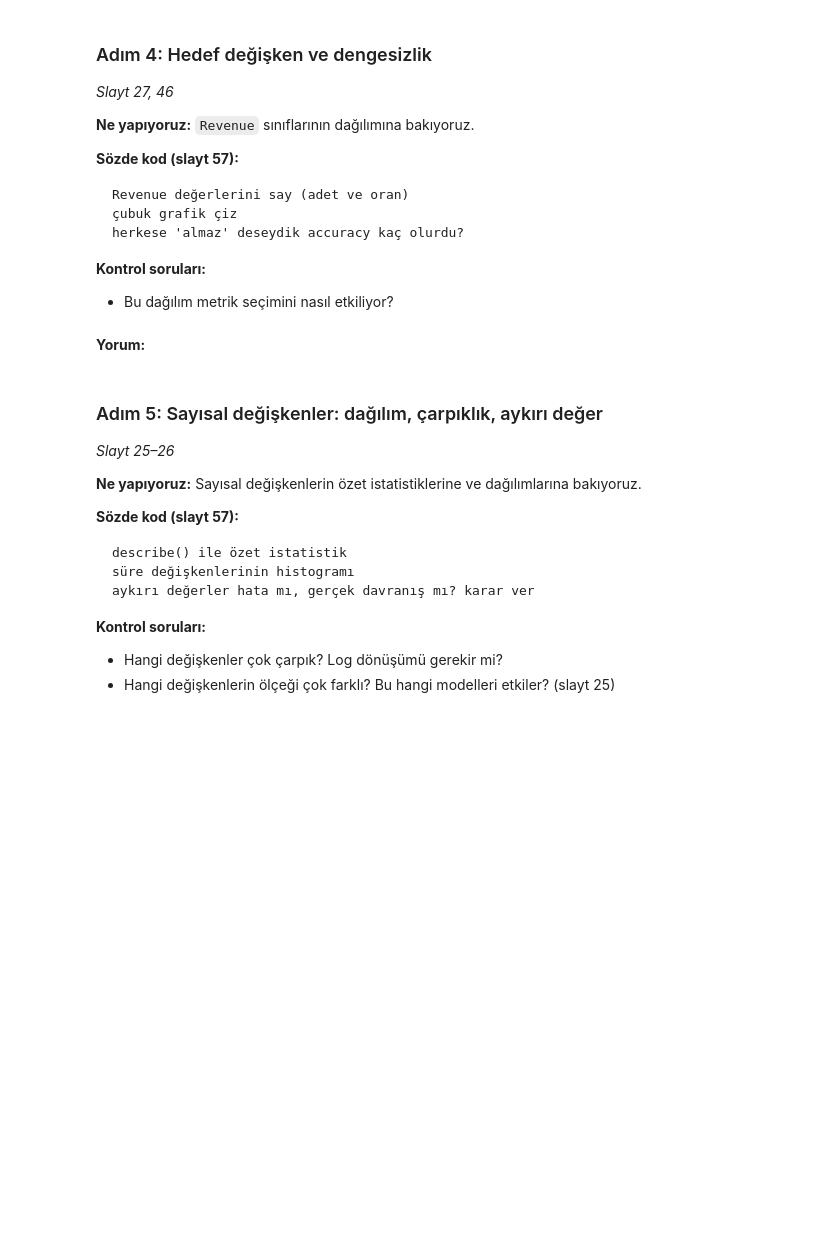
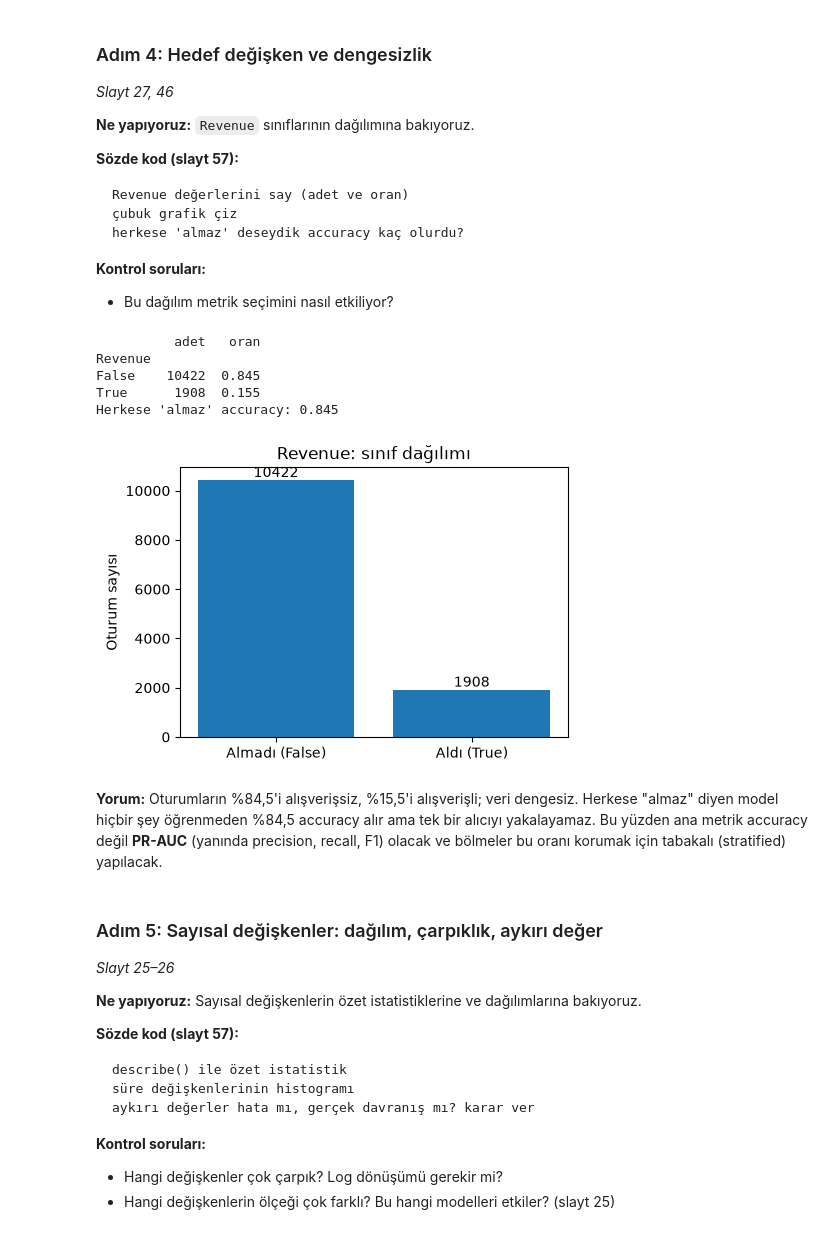
Before and after one commit to kayaalpismail1221-glitch/Ml_al-veri-_projesi, a Jupyter notebook: notebooks/01_eda.ipynb, the cells around one changed output. Saved outputs shown, nothing was run; the diff lists cells and outputs as text; code cells hidden in the pictures; blank space fills up the shorter version.

```diff
--- a/notebooks/01_eda.ipynb
+++ b/notebooks/01_eda.ipynb
@@ -192,10 +192,30 @@ herkese 'almaz' deseydik accuracy kaç olurdu?
 - Bu dağılım metrik seçimini nasıl etkiliyor?
 # %%
 # sınıf sayıları ve oranları
+counts = raw[config.TARGET].value_counts()
+ratios = raw[config.TARGET].value_counts(normalize=True).round(3)
+print(pd.DataFrame({"adet": counts, "oran": ratios}))
 
-# çubuk grafik (reports/figures/01_hedef_dagilimi.png olarak kaydedin)
+# herkese 'almaz' deseydik accuracy = çoğunluk sınıfının oranı olurdu
+print("Herkese 'almaz' accuracy:", ratios.max())
+
+# çubuk grafik (sunumda da kullanılacak); reindex: sıra önce False sonra True olsun
+fig, ax = plt.subplots(figsize=(5, 3.5))
+bars = ax.bar(["Almadı (False)", "Aldı (True)"], counts.reindex([False, True]))
+ax.bar_label(bars)
+ax.set_ylabel("Oturum sayısı")
+ax.set_title("Revenue: sınıf dağılımı")
+fig.savefig(config.FIG_DIR / "01_hedef_dagilimi.png", dpi=150, bbox_inches="tight")
+plt.show()
+# %% [output]
+          adet   oran
+Revenue
+False    10422  0.845
+True      1908  0.155
+Herkese 'almaz' accuracy: 0.845
+[figure, added]
 # %% [markdown]
-**Yorum:**
+**Yorum:** Oturumların %84,5'i alışverişsiz, %15,5'i alışverişli; veri dengesiz. Herkese "almaz" diyen model hiçbir şey öğrenmeden %84,5 accuracy alır ama tek bir alıcıyı yakalayamaz. Bu yüzden ana metrik accuracy değil **PR-AUC** (yanında precision, recall, F1) olacak ve bölmeler bu oranı korumak için tabakalı (stratified) yapılacak.
 # %% [markdown]
 ### Adım 5: Sayısal değişkenler: dağılım, çarpıklık, aykırı değer
 *Slayt 25–26*
```
Also changed, not shown: 3 other files.
